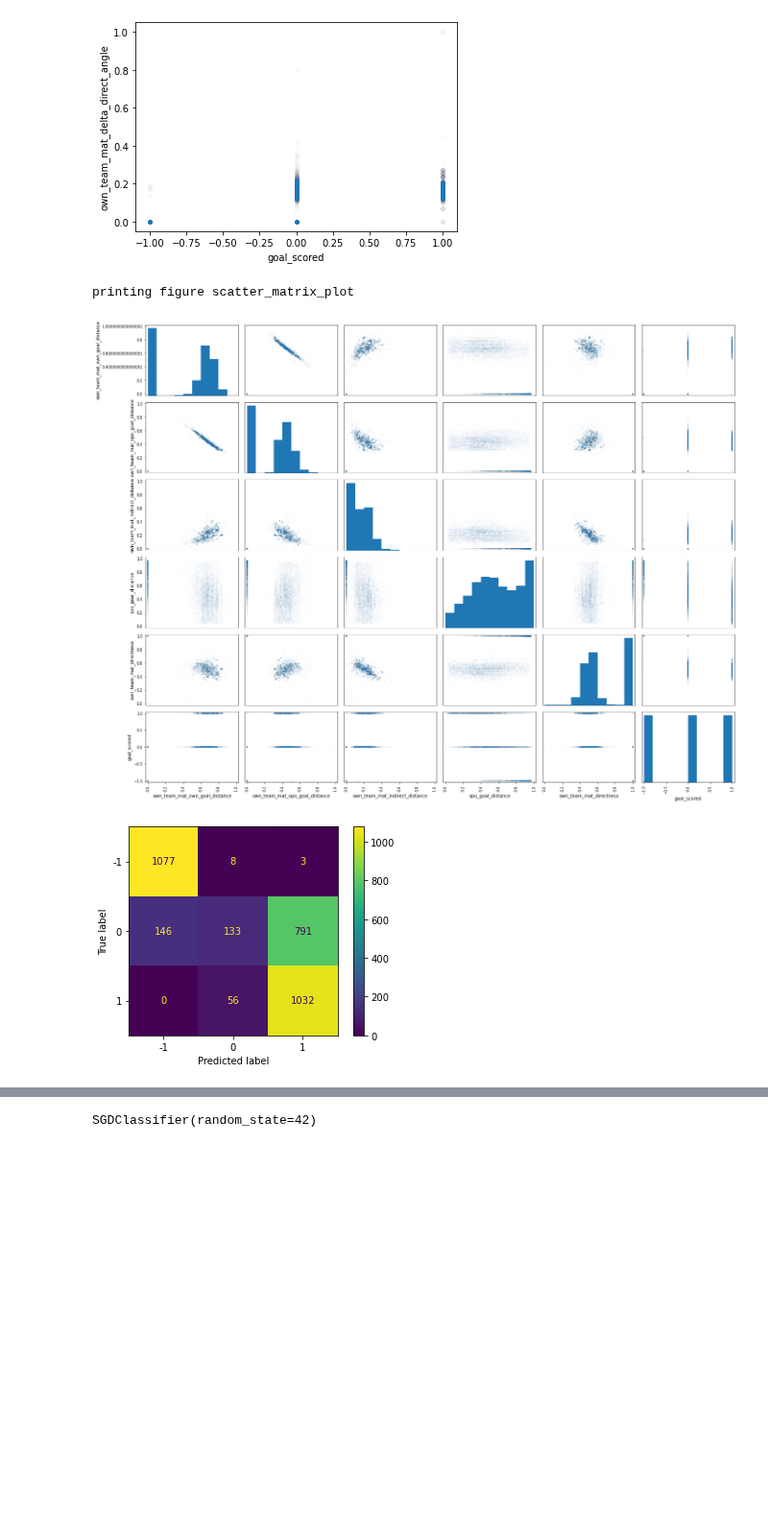
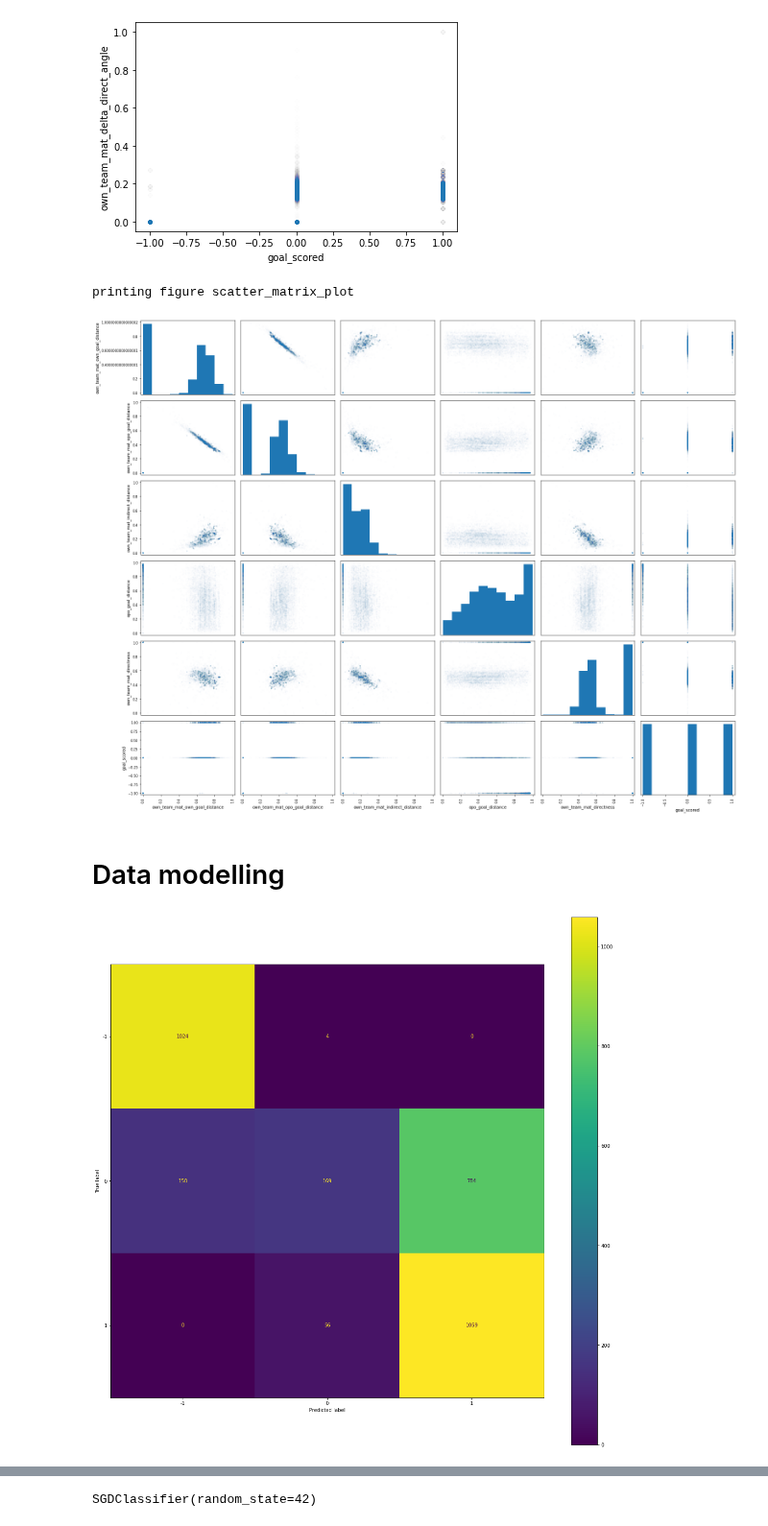
Before and after one commit to xecarlox94/data_mining_machine_learning, a Jupyter notebook: Untitled.ipynb, the cells around one changed output, grey strips where cells are left out. Shown at 96% size. Saved outputs shown, nothing was run; the diff lists cells and outputs as text; code cells hidden in the pictures; blank space fills up the shorter version.

```diff
--- a/Untitled.ipynb
+++ b/Untitled.ipynb
@@ -88,7 +129,3 @@ dataset['goal_scored'].value_counts()
  1      4327
 -1       953
 Name: goal_scored, dtype: int64
-# %%
-from sklearn.utils import shuffle
-
-dataset = shuffle(dataset)
@@ -132,12 +175,3 @@ scaler = MinMaxScaler()
 
 for c in dataset.columns.difference(['goal_scored', 'type_id', 'type_name']):
     dataset[[c]] = scaler.fit_transform(dataset[[c]])
-
-    """
-    does not work
-    indexes = dataset[(dataset[c] == 0)].index
-    dataset.drop(indexes, inplace=True)
-
-    indexes = dataset[dataset[c] == 1].index
-    dataset.drop(indexes, inplace=True)
-    """
@@ -261,6 +307,15 @@ dataset.plot(kind="scatter", x="goal_scored", y="own_team_mat_delta_direct_angle
 # %%
 # from pandas.tools.plotting import scatter_matrix # For older versions of Pandas
 from pandas.plotting import scatter_matrix
+
+
+def save_fig(fig_id, tight_layout=True, fig_extension="png", resolution=300):
+    path = os.path.join("imgs", fig_id + "." + fig_extension)
+    print("printing figure", fig_id)
+    if tight_layout:
+        plt.tight_layout()
+    #plt.savefig(path, format=fig_extension, dpi=resolution)
+
 
 attributes = [
     "own_team_mat_own_goal_distance",
@@ -272,12 +327,14 @@ attributes = [
     "goal_scored"
 ]
 
-scatter_matrix(dataset[attributes], figsize=(20, 15), alpha=0.01)
+scatter_matrix(dataset[attributes], figsize=(22, 17), alpha=0.01)
 
 save_fig("scatter_matrix_plot")
 # %% [output]
 printing figure scatter_matrix_plot
-[figure, old version]
+[figure, new version]
+# %% [markdown]
+# Data modelling
 # %%
 from sklearn.model_selection import train_test_split
 
@@ -295,13 +352,17 @@ clf = GaussianNB()
 # %%
 import matplotlib.pyplot as plt
 from sklearn.metrics import plot_confusion_matrix
 
 clf.fit(X_train, y_train)
 
-plot_confusion_matrix(clf, X_test, y_test)
+fig, ax = plt.subplots(figsize=(20, 20))
+
+plot_confusion_matrix(clf, X_test, y_test, ax=ax)
+
+
 plt.show()
 # %% [output]
-[figure, old version]
+[figure, new version]
 # %%
 from sklearn.metrics import confusion_matrix
 
```
Also changed, not shown: parts of 26 cells of this notebook, 1 other file.
